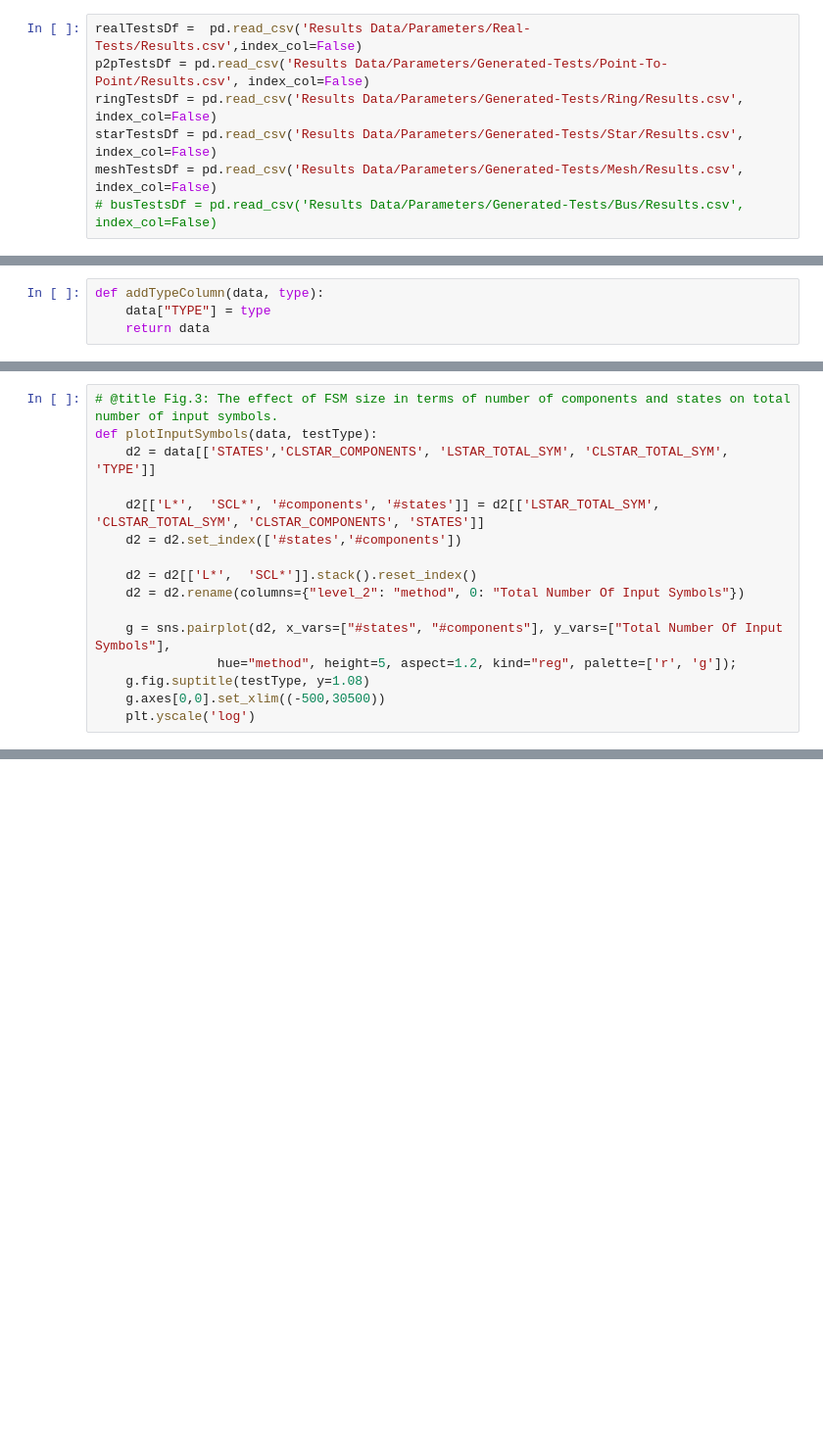
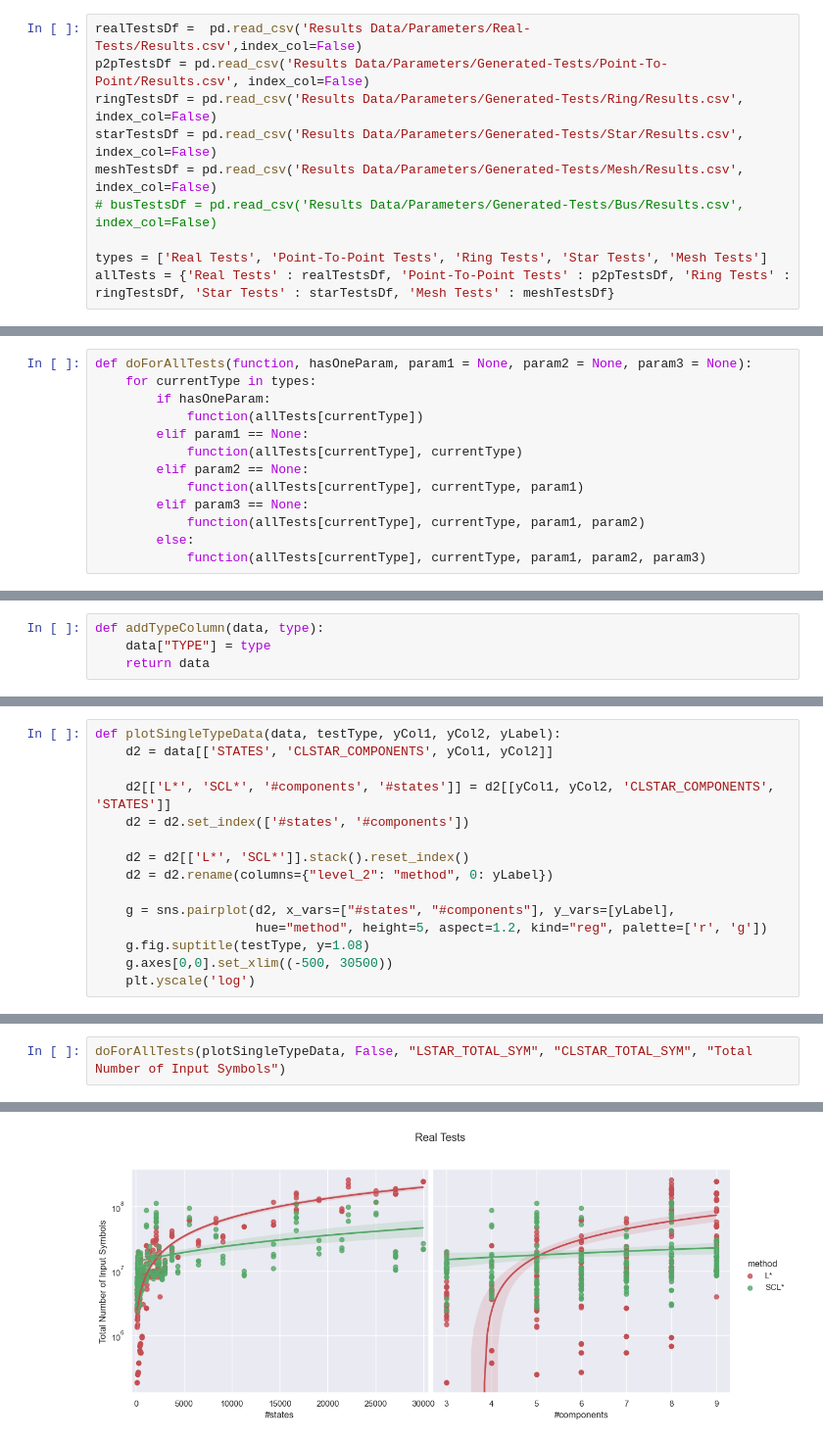
Before and after one commit to AryanBastani/SCL-Star, a Jupyter notebook: Results.ipynb, the cells around one changed output, grey strips where cells are left out. Shown at 98% size. Cells and saved outputs as stored; diff of their text form; blank space fills up the shorter version.

```diff
--- a/Results.ipynb
+++ b/Results.ipynb
@@ -14,3 +14,6 @@ ringTestsDf = pd.read_csv('Results Data/Parameters/Generated-Tests/Ring/Results.
 starTestsDf = pd.read_csv('Results Data/Parameters/Generated-Tests/Star/Results.csv', index_col=False)
 meshTestsDf = pd.read_csv('Results Data/Parameters/Generated-Tests/Mesh/Results.csv', index_col=False)
 # busTestsDf = pd.read_csv('Results Data/Parameters/Generated-Tests/Bus/Results.csv', index_col=False)
+
+types = ['Real Tests', 'Point-To-Point Tests', 'Ring Tests', 'Star Tests', 'Mesh Tests']
+allTests = {'Real Tests' : realTestsDf, 'Point-To-Point Tests' : p2pTestsDf, 'Ring Tests' : ringTestsDf, 'Star Tests' : starTestsDf, 'Mesh Tests' : meshTestsDf}
@@ -80,6 +79,19 @@ def trimmedMean(x):
 ## Statistical Analysis
 # %% [markdown]
 We cluster the benchmark into eight categories based on the FSM’s number of states to summerize the results and illusterate them.
+# %%
+def doForAllTests(function, hasOneParam, param1 = None, param2 = None, param3 = None):
+    for currentType in types:
+        if hasOneParam:
+            function(allTests[currentType])
+        elif param1 == None:
+            function(allTests[currentType], currentType)
+        elif param2 == None:
+            function(allTests[currentType], currentType, param1)
+        elif param3 == None:
+            function(allTests[currentType], currentType, param1, param2)
+        else:
+            function(allTests[currentType], currentType, param1, param2, param3)
 # %%
 # Data Distribution
 def printDataInfo(data, testType):
@@ -151,16 +150,15 @@ meshTestsDf = addTypeColumn(meshTestsDf, "Mesh")
 # %%
-# @title Fig.3: The effect of FSM size in terms of number of components and states on total number of input symbols.
-def plotInputSymbols(data, testType):
-    d2 = data[['STATES','CLSTAR_COMPONENTS', 'LSTAR_TOTAL_SYM', 'CLSTAR_TOTAL_SYM', 'TYPE']]
+def plotSingleTypeData(data, testType, yCol1, yCol2, yLabel):
+    d2 = data[['STATES', 'CLSTAR_COMPONENTS', yCol1, yCol2]]
 
-    d2[['L*',  'SCL*', '#components', '#states']] = d2[['LSTAR_TOTAL_SYM',  'CLSTAR_TOTAL_SYM', 'CLSTAR_COMPONENTS', 'STATES']]
-    d2 = d2.set_index(['#states','#components'])
+    d2[['L*', 'SCL*', '#components', '#states']] = d2[[yCol1, yCol2, 'CLSTAR_COMPONENTS', 'STATES']]
+    d2 = d2.set_index(['#states', '#components'])
 
-    d2 = d2[['L*',  'SCL*']].stack().reset_index()
-    d2 = d2.rename(columns={"level_2": "method", 0: "Total Number Of Input Symbols"})
+    d2 = d2[['L*', 'SCL*']].stack().reset_index()
+    d2 = d2.rename(columns={"level_2": "method", 0: yLabel})
 
-    g = sns.pairplot(d2, x_vars=["#states", "#components"], y_vars=["Total Number Of Input Symbols"],
-                hue="method", height=5, aspect=1.2, kind="reg", palette=['r', 'g']);
+    g = sns.pairplot(d2, x_vars=["#states", "#components"], y_vars=[yLabel],
+                     hue="method", height=5, aspect=1.2, kind="reg", palette=['r', 'g'])
     g.fig.suptitle(testType, y=1.08)
-    g.axes[0,0].set_xlim((-500,30500))
+    g.axes[0,0].set_xlim((-500, 30500))
     plt.yscale('log')
@@ -306,0 +165,3 @@ def plotMergedInputSymbols(p2pTestsDf, ringTestsDf, starTestsDf, meshTestsDf, te
+# %%
+doForAllTests(plotSingleTypeData, False, "LSTAR_TOTAL_SYM", "CLSTAR_TOTAL_SYM", "Total Number of Input Symbols")
+# %% [output]
@@ -306,0 +185 @@ def plotMergedInputSymbols(p2pTestsDf, ringTestsDf, starTestsDf, meshTestsDf, te
+[figure, added]
```
Also changed, not shown: parts of 29 cells of this notebook.
